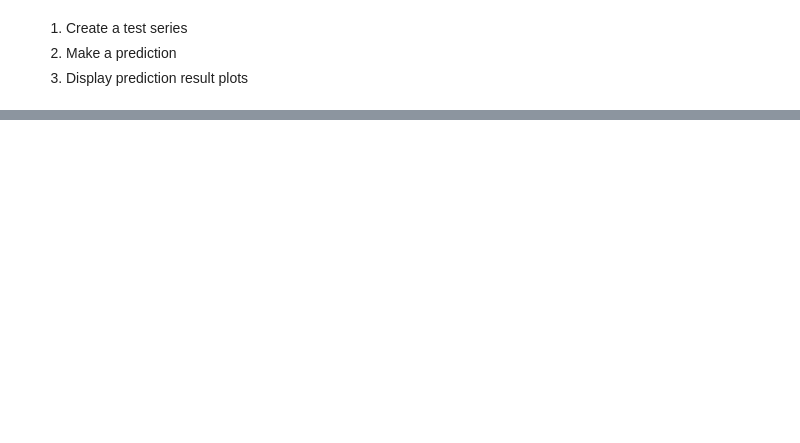
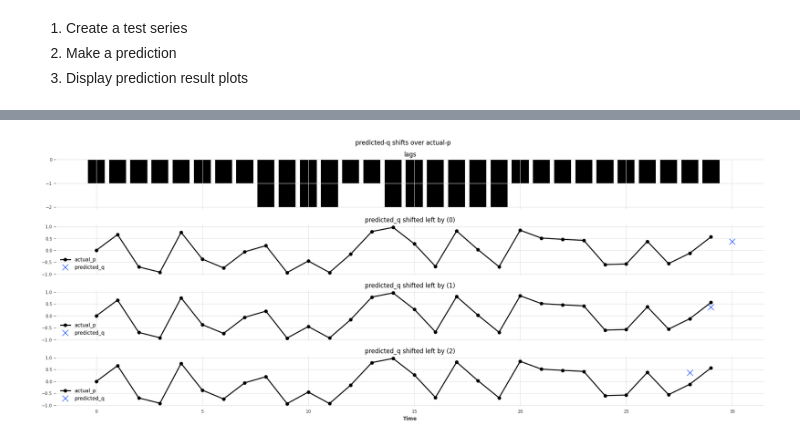
Before and after one commit to dshulman/darts, a Jupyter notebook: examples/104.ipynb, the cells around one changed output, grey strips where cells are left out. Saved outputs shown, nothing was run; the diff lists cells and outputs as text; code cells hidden in the pictures; blank space fills up the shorter version.

```diff
--- a/examples/104.ipynb
+++ b/examples/104.ipynb
@@ -504,14 +505,14 @@ LOG_DIR = r"/workspaces/darts/examples/darts_logs/variable_lag"
 
 
 def create_BlockRNNModel(
-    n_epochs: int, sub_dir: Optional[str] = "default"
+    n_epochs: int, sub_dir: Optional[str] = "versions"
 ) -> TorchForecastingModel:
     """
     Create a BlockRNNModel with specified parameters.
 
     Parameters:
     n_epochs (int): Number of epochs to train the model.
-    sub_dir (Optional[str]): Sub-directory for saving logs. Default is "default".
+    sub_dir (Optional[str]): Sub-directory for saving logs. Default is "versions".
 
     If sub_dir is None, no logs will be saved.
 
@@ -612,6 +626,6 @@ Continue fitting the model futher
 confirm = input("Do you want to continue fitting the model? (yes/no): ")
 
 if confirm.lower() == "yes":
-    model.fit(series=train_p_q, val_series=val_p_q, verbose=True, epochs=40)
+    model.fit(series=train_p_q, val_series=val_p_q, verbose=True, epochs=20)
 else:
     print("Fit cancelled.")
@@ -620,14 +651,3 @@ Save the model
-# %%
-# Prompt for confirmation
-confirm = input("Do you want to save the model? (yes/no): ")
-
-if confirm.lower() == "yes":
-    MODEL_PATH = r"./darts_logs/variable_lag/model_save_100_5_0.3_100_P0.025_lr1e-4"
-    model_file_path = Path(MODEL_PATH + "/model.pt")
-    model_file_path.parent.mkdir(parents=True, exist_ok=True)
-    model.save(str(model_file_path))
-else:
-    print("Model save cancelled.")
 # %% [markdown]
 Load the model
 # %%
@@ -635,7 +655,7 @@ Load the model
 confirm = input("Do you want to load the model? (yes/no): ")
 
 if confirm.lower() == "yes":
-    MODEL_PATH = r"./darts_logs/variable_lag/model_save_100_5_0.3_100_P0.025_lr1e-4"
+    MODEL_PATH = r"./darts_logs/variable_lag/model_save_50_2_0.3_50_P0.2_lr1e-3"
     model_file_path = Path(MODEL_PATH + "/model.pt")
     model = BlockRNNModel.load(str(model_file_path))
 else:
@@ -715,0 +667,71 @@ HPU available: False, using: 0 HPUs
+# %%
+def plot_shift(axes: np.ndarray, shift: int) -> None:
+    """
+    Plots the predicted q values shifted by a given lag against the actual p values.
+
+    Parameters:
+    axes (np.ndarray): Array of matplotlib axes to plot on.
+    shift (int): The lag shift to apply to the predicted q values.
+
+    Returns:
+    None
+    """
+    axes_idx = shift + 1
+    test_p_q["p"].plot(ax=axes[axes_idx], label="actual_p", marker="o")
+    pred_shifted = pred_series.shift(-shift)  # type: ignore
+    pred_shifted["q"].plot(
+        ax=axes[axes_idx], label="predicted_q", marker="x", markersize=12
+    )
+    axes[axes_idx].set_xlabel(None)
+    axes[axes_idx].set_title(f"predicted_q shifted left by ({shift})")
+    axes[axes_idx].legend(loc="lower left")
+
+
+def plot_lags_and_shifts(test_p_q: TimeSeries, test_lags: TimeSeries) -> None:
+    """
+    Plots the predicted q values shifted by different lags against the actual p values.
+
+    Parameters:
+    test_p_q (TimeSeries): The test time series containing p and q values.
+    test_lags (TimeSeries): The lags used in generating the test series.
+
+    Returns:
+    None
+    """
+    n_subplots = LAG_COLLAR + 2  # lag shift plots + shift of zero plot + lags plot
+    fig, axes = plt.subplots(
+        nrows=n_subplots,
+        figsize=(20, 8),
+        gridspec_kw={"height_ratios": [1 for i in range(n_subplots)]},
+        sharex=True,
+    )
+    # plot the lags
+    ax0 = axes[0]
+    x = test_lags.time_index.values
+    height = test_lags.values().squeeze()
+    ax0.bar(x, height, align="center")
+    ax0.set_yticks([lag for lag in range(-LAG_COLLAR, 1)])
+    ax0.set_title("lags")
+    ax0.legend()
+
+    for i in range(LAG_COLLAR + 1):
+        shift = i
+        plot_shift(axes, shift)
+    axes[-1].set_xlabel("Time")
+    fig.suptitle("predicted-q shifts over actual-p")
+    plt.tight_layout()
+    plt.show()
+
+
+# Generate a test series of length TRAIN_SERIES_LEN to exercise variable lag generation
+test_p_q_len = INPUT_CHUNK_LEN
+test_p_q, test_lags = create_variable_lag_p_q_series(
+    n_values=test_p_q_len, switch_prob=SWITCH_PROB, lag_collar=LAG_COLLAR
+)
+
+# Predict the test series
+pred_series = model.predict(n=1, series=test_p_q)
+
+# Plot the results
+plot_lags_and_shifts(test_p_q, test_lags)
+# %% [output]
@@ -715,0 +744 @@ HPU available: False, using: 0 HPUs
+[figure, added]
```
Also changed, not shown: parts of 18 cells of this notebook.
